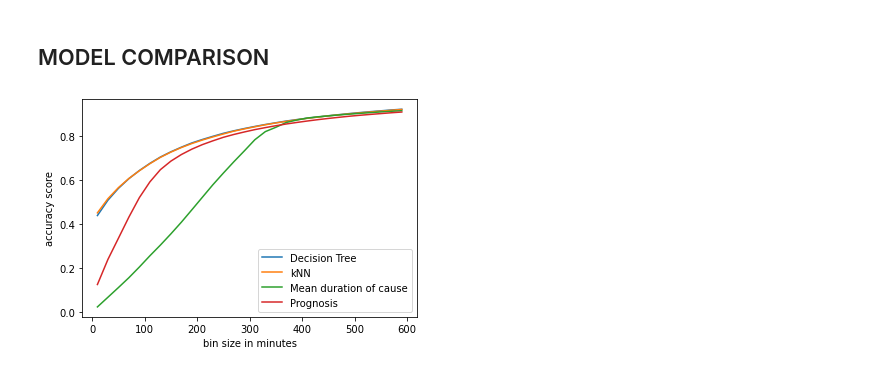
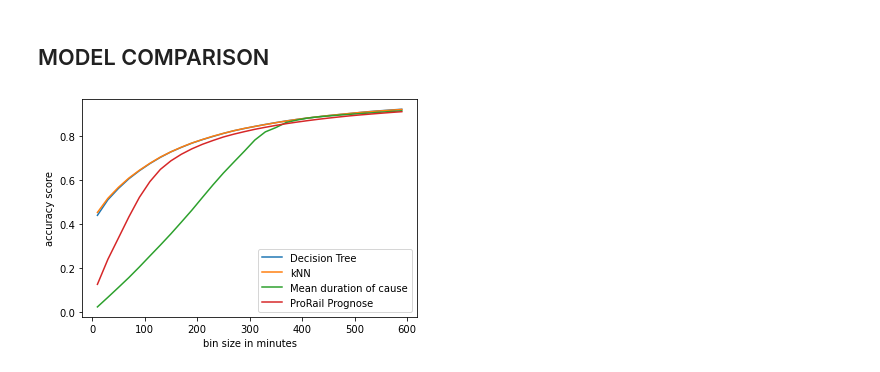
Before and after one commit to Verrem98/Prorail_project, a Jupyter notebook: base_model.ipynb, the cells around one changed output. Cells and saved outputs as stored; diff of their text form; code cells hidden in the pictures.

Commit message:
added some visualization #6 #7

```diff
--- a/base_model.ipynb
+++ b/base_model.ipynb
@@ -224,34 +226,34 @@ prog_df = prog_df[['duration_bin', 'prog_duration_bin']]
 # %%
 x_ax = [error_margin +(20*x) for x in range(0,30)]
 
 y1_ax = [get_accuracy(x, list(zip(list(y_test), list(clf.predict(X_test))))) for x in range(0,30)]
 y2_ax = [get_accuracy(x, list(zip(list(y_test), list(clf2.predict(X_test))))) for x in range(0,30)]
 
 
 X = df_co['Oorzaak']
 y = df_co['duration_bin']
 
 X_train, X_test, y_train, y_test = train_test_split(X, y, test_size=0.2)
 
 y3_ax = [get_accuracy(x, list(zip(list(y_test), cause_predict(list(X_train), cause_df)))) for x in range(0,30)]
 
 
 y4_ax = [get_accuracy(x, list(zip(list(prog_df.duration_bin), list(prog_df.prog_duration_bin)))) for x in range(0,30)]
 
 
 plt.plot(x_ax,y1_ax, label = 'Decision Tree')
 plt.plot(x_ax,y2_ax, label = 'kNN')
 plt.plot(x_ax,y3_ax, label = 'Mean duration of cause')
-plt.plot(x_ax,y4_ax, label = 'Prognosis')
+plt.plot(x_ax,y4_ax, label = 'ProRail Prognose')
 
 
 plt.xlabel('bin size in minutes')
 plt.ylabel('accuracy score')
 
 plt.legend()
 plt.show()
 # %% [output]
-[figure, old version]
+[figure, new version]
 # %%
 # chance to predict the right bin, decision tree
 y1_ax[0]
```
Also changed, not shown: parts of 10 cells of this notebook.
